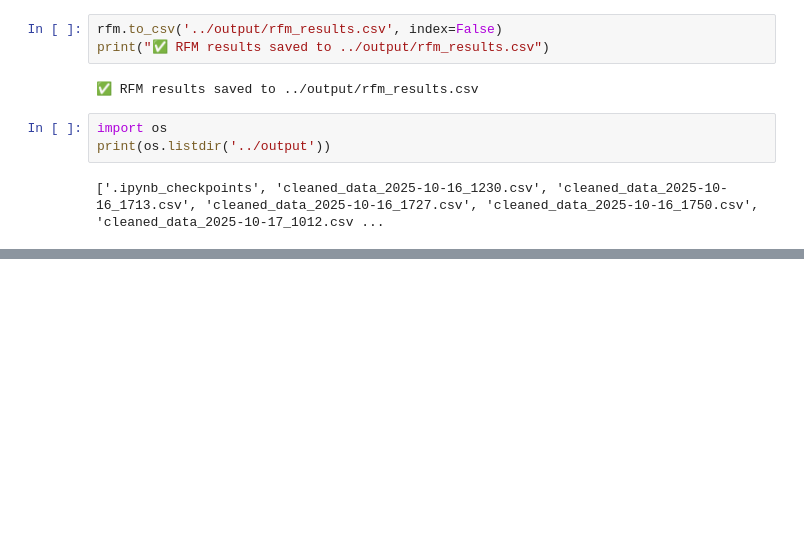
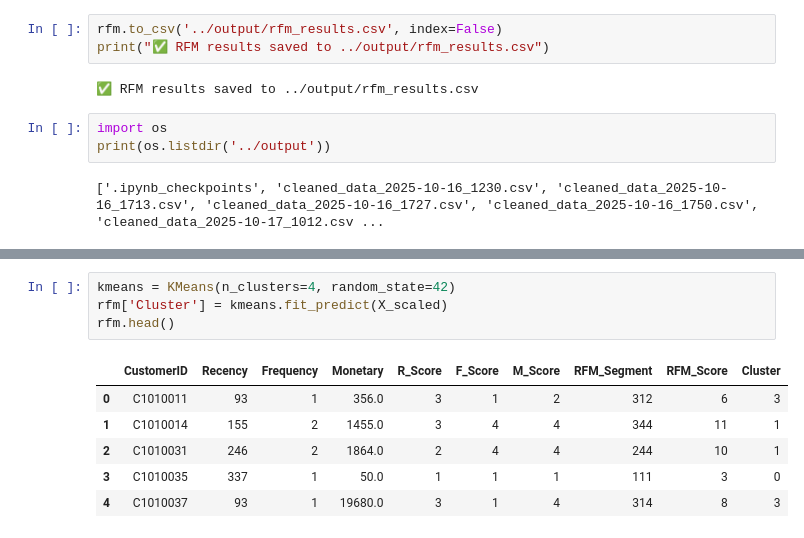
Before and after one commit to Rugiatu2023/banking_project, a Jupyter notebook: notebook/Banking_project.ipynb, the cells around one changed output, grey strips where cells are left out. Cells and saved outputs as stored; diff of their text form; blank space fills up the shorter version.

```diff
--- a/notebook/Banking_project.ipynb
+++ b/notebook/Banking_project.ipynb
@@ -534,0 +573,11 @@ print(os.listdir('../output'))
+# %%
+kmeans = KMeans(n_clusters=4, random_state=42)
+rfm['Cluster'] = kmeans.fit_predict(X_scaled)
+rfm.head()
+# %% [output]
+|  | CustomerID | Recency | Frequency | Monetary | R_Score | F_Score | M_Score | RFM_Segment | RFM_Score | Cluster |
+| 0 | C1010011 | 93 | 1 | 356.0 | 3 | 1 | 2 | 312 | 6 | 3 |
+| 1 | C1010014 | 155 | 2 | 1455.0 | 3 | 4 | 4 | 344 | 11 | 1 |
+| 2 | C1010031 | 246 | 2 | 1864.0 | 2 | 4 | 4 | 244 | 10 | 1 |
+| 3 | C1010035 | 337 | 1 | 50.0 | 1 | 1 | 1 | 111 | 3 | 0 |
+| 4 | C1010037 | 93 | 1 | 19680.0 | 3 | 1 | 4 | 314 | 8 | 3 |
```
Also changed, not shown: parts of 9 cells of this notebook.
